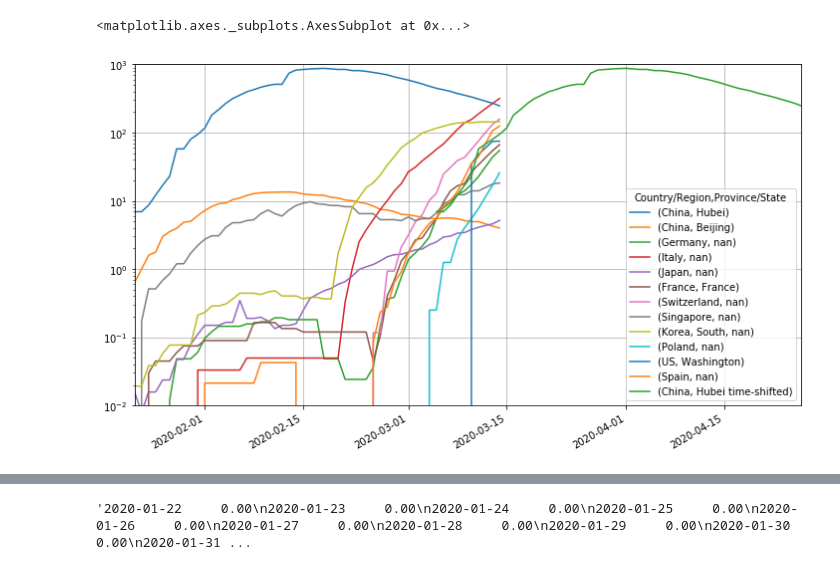
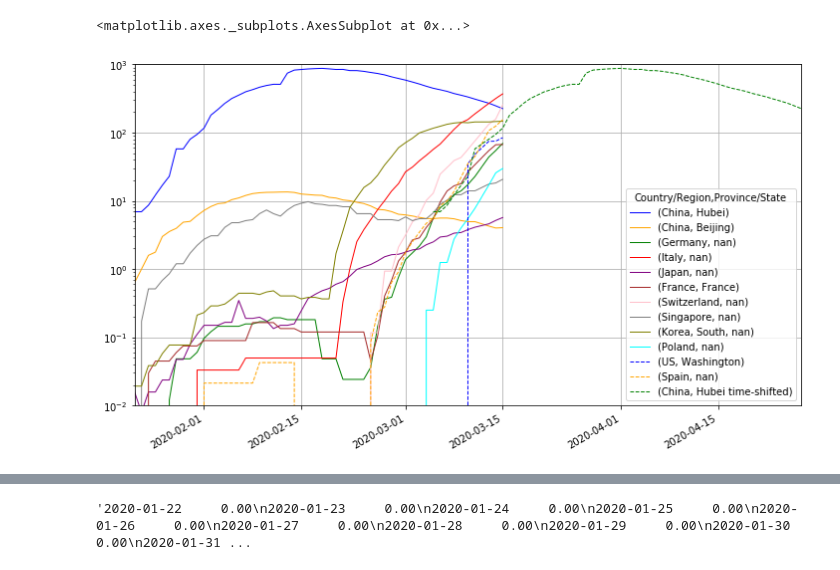
Before and after one commit to matsim-vsp/COVID-19, a Jupyter notebook: csse_covid_19_data/csse_covid_19_time_series/Untitled.ipynb, the cells around one changed output, grey strips where cells are left out. Drawn from its saved outputs; the diff is of its cells as text; code cells hidden in the pictures.

```diff
--- a/csse_covid_19_data/csse_covid_19_time_series/Untitled.ipynb
+++ b/csse_covid_19_data/csse_covid_19_time_series/Untitled.ipynb
@@ -158,8 +170,16 @@ df6b['Germany'].plot(kind='line',marker="o",markersize=3,linewidth=0,
-# %%
-df6b.plot(kind='line',logy=True,ylim=(0.01,1000),grid=True)
-# %% [output]
-<matplotlib.axes._subplots.AxesSubplot at 0x...>
-[figure, removed]
+# %%
+default_cycler = (cycler(color=['blue','orange','green','red','purple','brown','pink'
+                                ,'gray','olive','cyan',
+                               'blue','orange','green','red','purple','brown','pink'
+                                ,'gray','olive','cyan']) +
+                  cycler(linestyle=['-','-','-','-','-','-','-','-','-','-',
+                                   '--','--','--','--','--','--','--','--','--','--']) +
+                  cycler(marker=['','','','','','','','','','','','','','','','','','','','']))
+plt.rc('axes', prop_cycle=default_cycler)
+df6b.plot(kind='line',logy=True,ylim=(0.01,1000),grid=True)
+# %% [output]
+<matplotlib.axes._subplots.AxesSubplot at 0x...>
+[figure, added]
 # %%
 df6b.plot(kind='line',ylim=(0.01,1000),xlim=("2020-01-22","2020-04-01"))
 # %% [output]
```
Also changed, not shown: parts of 18 cells of this notebook.
